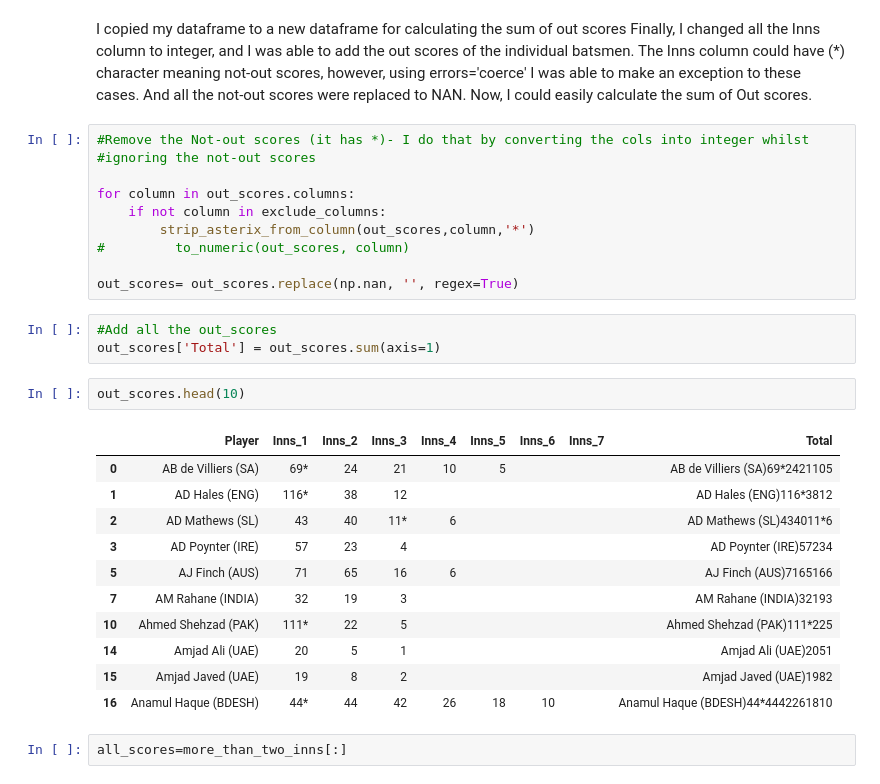
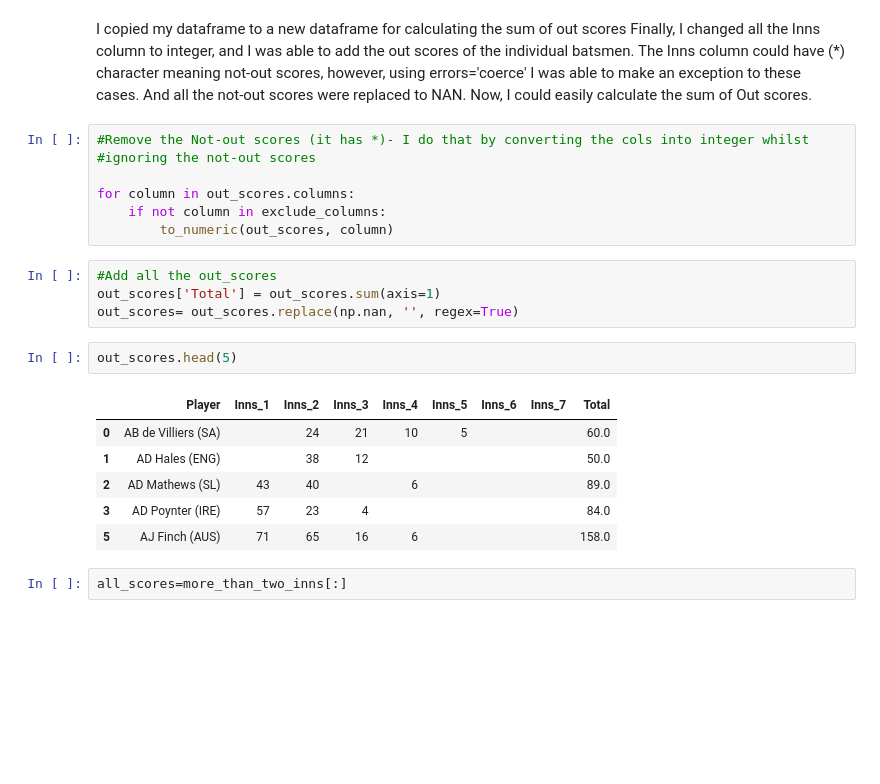
Before and after one commit to Saralkarki/Cricket_BP_26_analysis, a Jupyter notebook: Cricket_Analysis.ipynb, the cells around one changed output. Saved outputs shown, nothing was run; the diff lists cells and outputs as text; blank space fills up the shorter version.

```diff
--- a/Cricket_Analysis.ipynb
+++ b/Cricket_Analysis.ipynb
@@ -155,27 +164,20 @@ Finally, I changed all the Inns column to integer, and I was able to add the out
 
 for column in out_scores.columns:
     if not column in exclude_columns:
-        strip_asterix_from_column(out_scores,column,'*')
-#         to_numeric(out_scores, column)
-
-out_scores= out_scores.replace(np.nan, '', regex=True)
+        to_numeric(out_scores, column)
 # %%
 #Add all the out_scores
 out_scores['Total'] = out_scores.sum(axis=1)
+out_scores= out_scores.replace(np.nan, '', regex=True)
 # %%
-out_scores.head(10)
+out_scores.head(5)
 # %% [output]
 |  | Player | Inns_1 | Inns_2 | Inns_3 | Inns_4 | Inns_5 | Inns_6 | Inns_7 | Total |
-| 0 | AB de Villiers (SA) | 69* | 24 | 21 | 10 | 5 |  |  | AB de Villiers (SA)69*2421105 |
-| 1 | AD Hales (ENG) | 116* | 38 | 12 |  |  |  |  | AD Hales (ENG)116*3812 |
-| 2 | AD Mathews (SL) | 43 | 40 | 11* | 6 |  |  |  | AD Mathews (SL)434011*6 |
-| 3 | AD Poynter (IRE) | 57 | 23 | 4 |  |  |  |  | AD Poynter (IRE)57234 |
-| 5 | AJ Finch (AUS) | 71 | 65 | 16 | 6 |  |  |  | AJ Finch (AUS)7165166 |
-| 7 | AM Rahane (INDIA) | 32 | 19 | 3 |  |  |  |  | AM Rahane (INDIA)32193 |
-| 10 | Ahmed Shehzad (PAK) | 111* | 22 | 5 |  |  |  |  | Ahmed Shehzad (PAK)111*225 |
-| 14 | Amjad Ali (UAE) | 20 | 5 | 1 |  |  |  |  | Amjad Ali (UAE)2051 |
-| 15 | Amjad Javed (UAE) | 19 | 8 | 2 |  |  |  |  | Amjad Javed (UAE)1982 |
-| 16 | Anamul Haque (BDESH) | 44* | 44 | 42 | 26 | 18 | 10 |  | Anamul Haque (BDESH)44*4442261810 |
+| 0 | AB de Villiers (SA) |  | 24 | 21 | 10 | 5 |  |  | 60.0 |
+| 1 | AD Hales (ENG) |  | 38 | 12 |  |  |  |  | 50.0 |
+| 2 | AD Mathews (SL) | 43 | 40 |  | 6 |  |  |  | 89.0 |
+| 3 | AD Poynter (IRE) | 57 | 23 | 4 |  |  |  |  | 84.0 |
+| 5 | AJ Finch (AUS) | 71 | 65 | 16 | 6 |  |  |  | 158.0 |
 # %%
 all_scores=more_than_two_inns[:]
 # %% [markdown]
```
Also changed, not shown: parts of 30 cells of this notebook, 1 other file.
